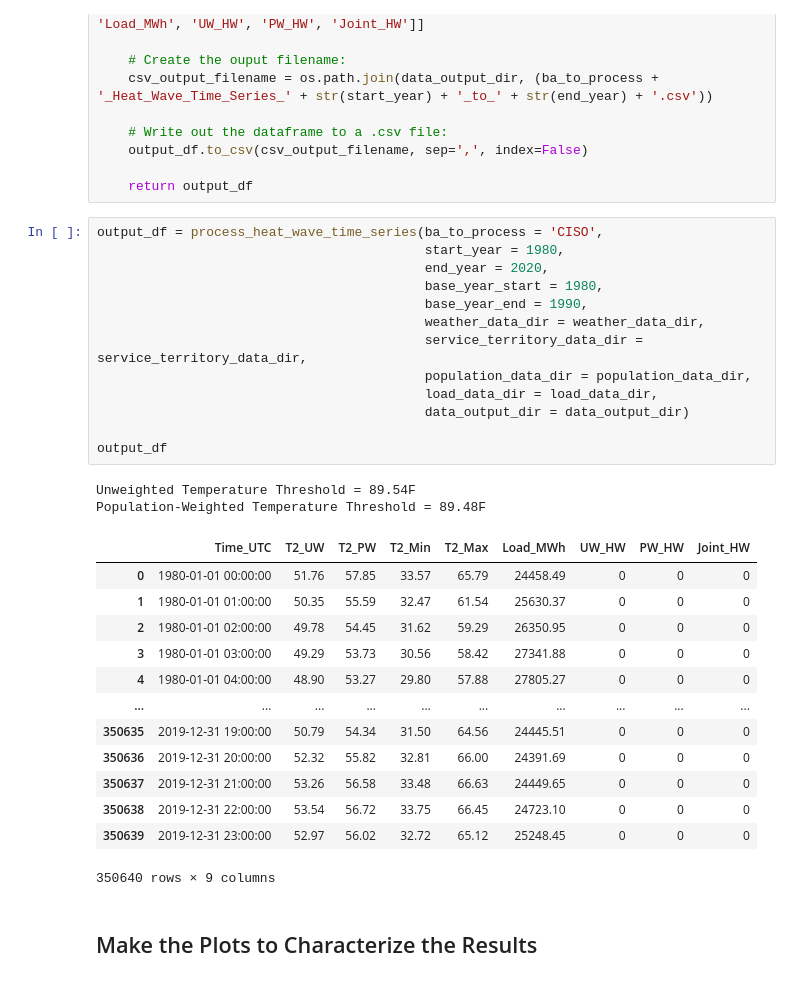
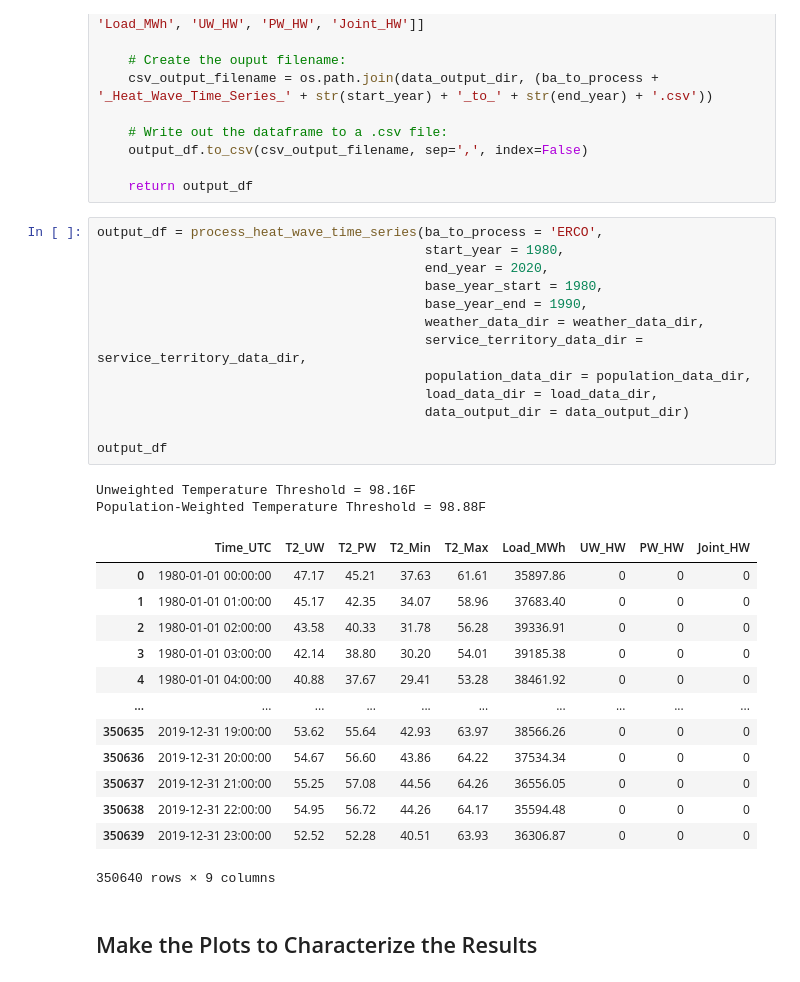
Before and after one commit to cdburley/nerc_analysis, a Jupyter notebook: notebooks/process_and_plot_weighting_impact.ipynb, the cells around one changed output. Cells and saved outputs as stored; diff of their text form.

```diff
--- a/notebooks/process_and_plot_weighting_impact.ipynb
+++ b/notebooks/process_and_plot_weighting_impact.ipynb
@@ -272,33 +272,33 @@ def process_heat_wave_time_series(ba_to_process: str, start_year: int, end_year:
 
     return output_df
 # %%
-output_df = process_heat_wave_time_series(ba_to_process = 'CISO',
+output_df = process_heat_wave_time_series(ba_to_process = 'ERCO',
                                           start_year = 1980,
                                           end_year = 2020,
                                           base_year_start = 1980,
                                           base_year_end = 1990,
                                           weather_data_dir = weather_data_dir,
                                           service_territory_data_dir = service_territory_data_dir,
                                           population_data_dir = population_data_dir,
                                           load_data_dir = load_data_dir,
                                           data_output_dir = data_output_dir)
 
 output_df
 # %% [output]
-Unweighted Temperature Threshold = 89.54F
-Population-Weighted Temperature Threshold = 89.48F
+Unweighted Temperature Threshold = 98.16F
+Population-Weighted Temperature Threshold = 98.88F
 |  | Time_UTC | T2_UW | T2_PW | T2_Min | T2_Max | Load_MWh | UW_HW | PW_HW | Joint_HW |
-| 0 | 1980-01-01 00:00:00 | 51.76 | 57.85 | 33.57 | 65.79 | 24458.49 | 0 | 0 | 0 |
-| 1 | 1980-01-01 01:00:00 | 50.35 | 55.59 | 32.47 | 61.54 | 25630.37 | 0 | 0 | 0 |
-| 2 | 1980-01-01 02:00:00 | 49.78 | 54.45 | 31.62 | 59.29 | 26350.95 | 0 | 0 | 0 |
-| 3 | 1980-01-01 03:00:00 | 49.29 | 53.73 | 30.56 | 58.42 | 27341.88 | 0 | 0 | 0 |
-| 4 | 1980-01-01 04:00:00 | 48.90 | 53.27 | 29.80 | 57.88 | 27805.27 | 0 | 0 | 0 |
+| 0 | 1980-01-01 00:00:00 | 47.17 | 45.21 | 37.63 | 61.61 | 35897.86 | 0 | 0 | 0 |
+| 1 | 1980-01-01 01:00:00 | 45.17 | 42.35 | 34.07 | 58.96 | 37683.40 | 0 | 0 | 0 |
+| 2 | 1980-01-01 02:00:00 | 43.58 | 40.33 | 31.78 | 56.28 | 39336.91 | 0 | 0 | 0 |
+| 3 | 1980-01-01 03:00:00 | 42.14 | 38.80 | 30.20 | 54.01 | 39185.38 | 0 | 0 | 0 |
+| 4 | 1980-01-01 04:00:00 | 40.88 | 37.67 | 29.41 | 53.28 | 38461.92 | 0 | 0 | 0 |
 | ... | ... | ... | ... | ... | ... | ... | ... | ... | ... |
-| 350635 | 2019-12-31 19:00:00 | 50.79 | 54.34 | 31.50 | 64.56 | 24445.51 | 0 | 0 | 0 |
-| 350636 | 2019-12-31 20:00:00 | 52.32 | 55.82 | 32.81 | 66.00 | 24391.69 | 0 | 0 | 0 |
-| 350637 | 2019-12-31 21:00:00 | 53.26 | 56.58 | 33.48 | 66.63 | 24449.65 | 0 | 0 | 0 |
-| 350638 | 2019-12-31 22:00:00 | 53.54 | 56.72 | 33.75 | 66.45 | 24723.10 | 0 | 0 | 0 |
-| 350639 | 2019-12-31 23:00:00 | 52.97 | 56.02 | 32.72 | 65.12 | 25248.45 | 0 | 0 | 0 |
+| 350635 | 2019-12-31 19:00:00 | 53.62 | 55.64 | 42.93 | 63.97 | 38566.26 | 0 | 0 | 0 |
+| 350636 | 2019-12-31 20:00:00 | 54.67 | 56.60 | 43.86 | 64.22 | 37534.34 | 0 | 0 | 0 |
+| 350637 | 2019-12-31 21:00:00 | 55.25 | 57.08 | 44.56 | 64.26 | 36556.05 | 0 | 0 | 0 |
+| 350638 | 2019-12-31 22:00:00 | 54.95 | 56.72 | 44.26 | 64.17 | 35594.48 | 0 | 0 | 0 |
+| 350639 | 2019-12-31 23:00:00 | 52.52 | 52.28 | 40.51 | 63.93 | 36306.87 | 0 | 0 | 0 |
 350640 rows × 9 columns
 # %% [markdown]
 ## Make the Plots to Characterize the Results
```
Also changed, not shown: 4 other files.
